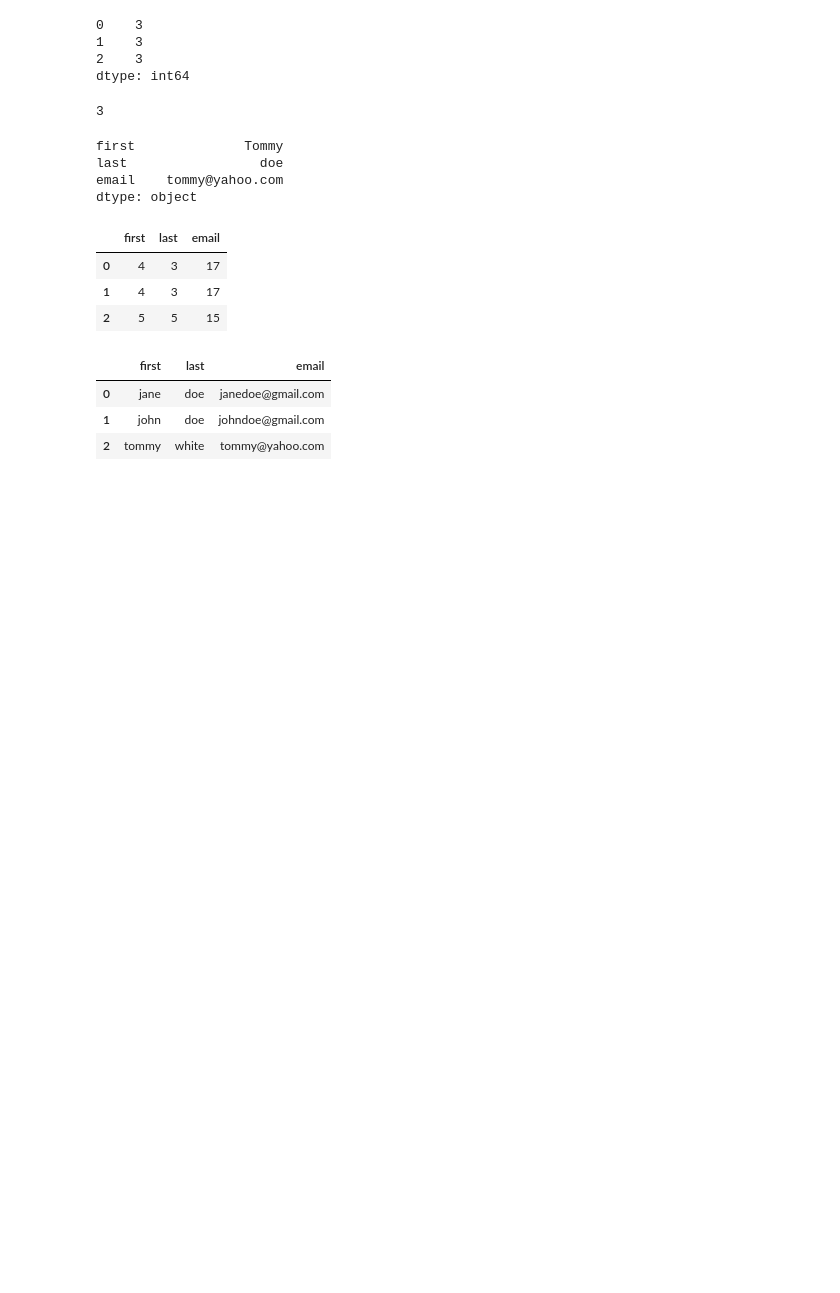
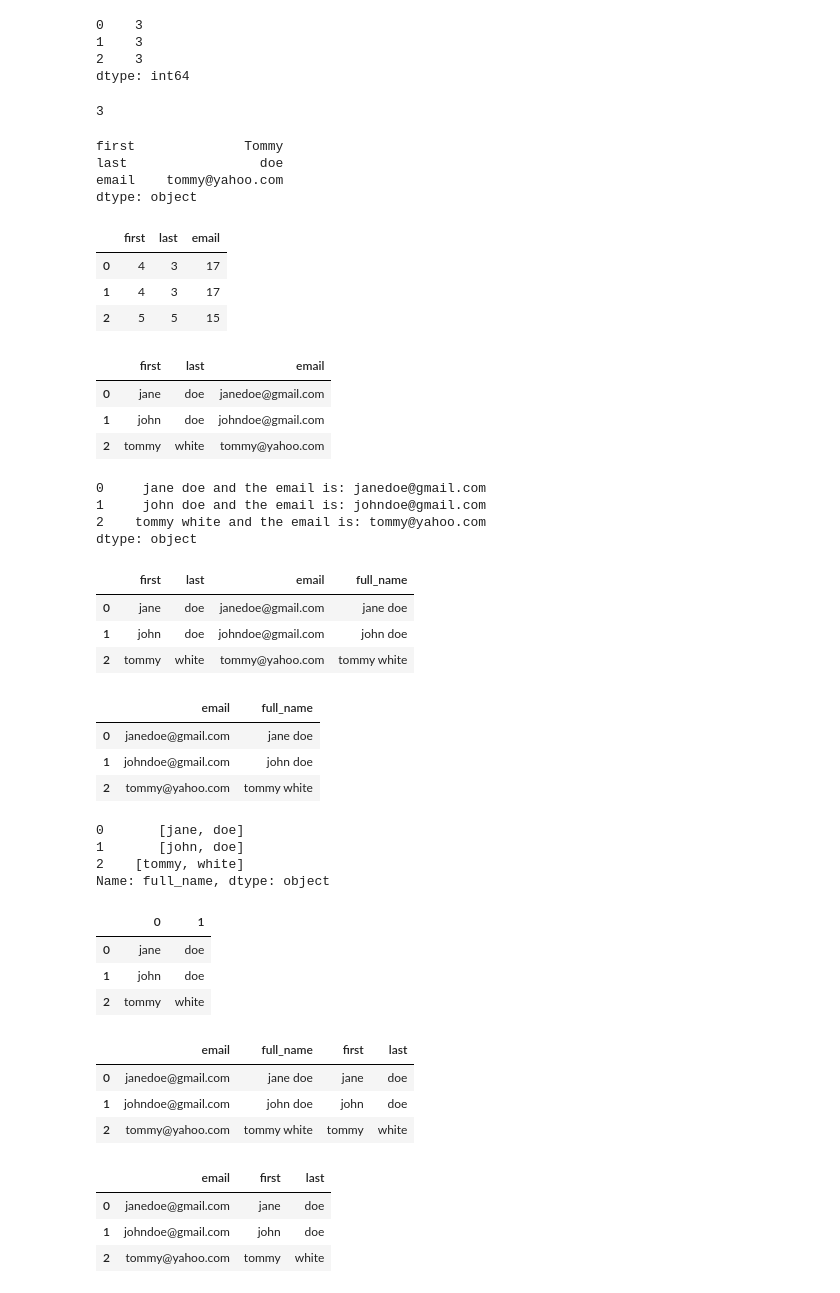
Before and after one commit to Tarokh-Yaghoubi/Jupyter-pandas, a Jupyter notebook: Michigan/Snippets.ipynb, the cells around one changed output. Saved outputs shown, nothing was run; the diff lists cells and outputs as text; code cells hidden in the pictures; blank space fills up the shorter version.

```diff
--- a/Michigan/Snippets.ipynb
+++ b/Michigan/Snippets.ipynb
@@ -169,3 +169,10 @@ df
 | 0 | jane | doe | janedoe@gmail.com |
 | 1 | john | doe | johndoe@gmail.com |
 | 2 | tommy | white | tommy@yahoo.com |
+# %%
+df['first'] + ' ' + df['last'] + ' and the email is: ' + df['email']
+# %% [output]
+0     jane doe and the email is: janedoe@gmail.com
+1     john doe and the email is: johndoe@gmail.com
+2    tommy white and the email is: tommy@yahoo.com
+dtype: object
@@ -171,0 +181,7 @@ df
+# %%
+df
+# %% [output]
+|  | first | last | email | full_name |
+| 0 | jane | doe | janedoe@gmail.com | jane doe |
+| 1 | john | doe | johndoe@gmail.com | john doe |
+| 2 | tommy | white | tommy@yahoo.com | tommy white |
@@ -171,0 +190,21 @@ df
+# %%
+df
+# %% [output]
+|  | email | full_name |
+| 0 | janedoe@gmail.com | jane doe |
+| 1 | johndoe@gmail.com | john doe |
+| 2 | tommy@yahoo.com | tommy white |
+# %%
+df['full_name'].str.split(' ')
+# %% [output]
+0       [jane, doe]
+1       [john, doe]
+2    [tommy, white]
+Name: full_name, dtype: object
+# %%
+df['full_name'].str.split(' ', expand=True)
+# %% [output]
+|  | 0 | 1 |
+| 0 | jane | doe |
+| 1 | john | doe |
+| 2 | tommy | white |
@@ -171,0 +213,14 @@ df
+# %%
+df
+# %% [output]
+|  | email | full_name | first | last |
+| 0 | janedoe@gmail.com | jane doe | jane | doe |
+| 1 | johndoe@gmail.com | john doe | john | doe |
+| 2 | tommy@yahoo.com | tommy white | tommy | white |
+# %%
+df.drop(columns={'full_name'})
+# %% [output]
+|  | email | first | last |
+| 0 | janedoe@gmail.com | jane | doe |
+| 1 | johndoe@gmail.com | john | doe |
+| 2 | tommy@yahoo.com | tommy | white |
```
Also changed, not shown: parts of 12 cells of this notebook.
